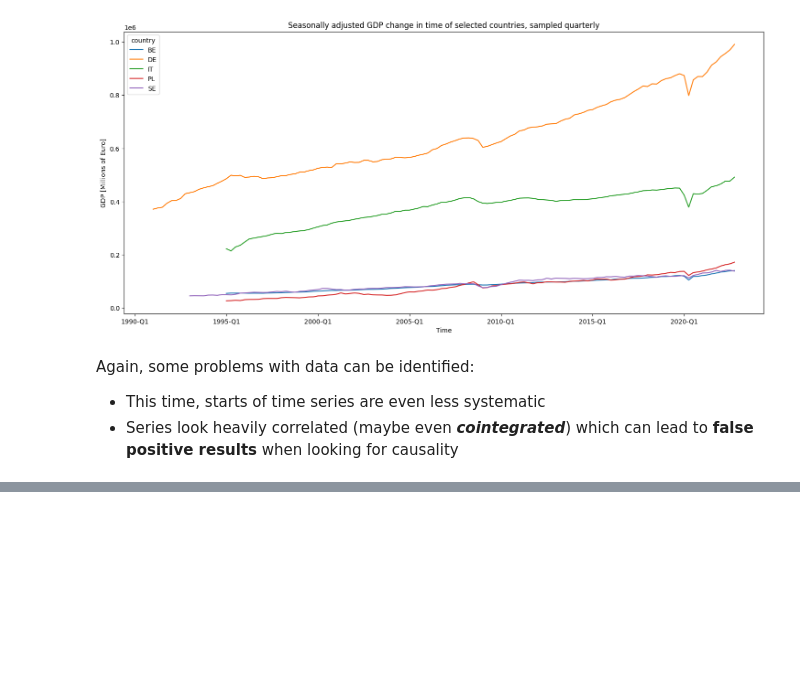
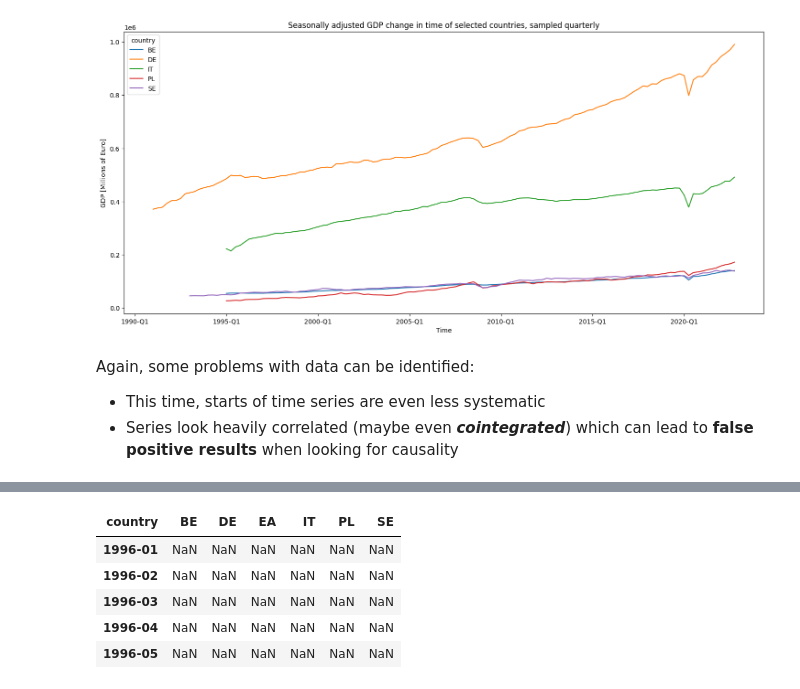
Before and after one commit to Staneesh/almost-philosophy, a Jupyter notebook: notebooks/exploring-data.ipynb, the cells around one changed output, grey strips where cells are left out. Drawn from its saved outputs; the diff is of its cells as text; code cells hidden in the pictures; blank space fills up the shorter version.

```diff
--- a/notebooks/exploring-data.ipynb
+++ b/notebooks/exploring-data.ipynb
@@ -105,0 +110,10 @@ Again, some problems with data can be identified:
+# %%
+infl = infl_raw.copy()
+infl.head()
+# %% [output]
+| country | BE | DE | EA | IT | PL | SE |
+| 1996-01 | NaN | NaN | NaN | NaN | NaN | NaN |
+| 1996-02 | NaN | NaN | NaN | NaN | NaN | NaN |
+| 1996-03 | NaN | NaN | NaN | NaN | NaN | NaN |
+| 1996-04 | NaN | NaN | NaN | NaN | NaN | NaN |
+| 1996-05 | NaN | NaN | NaN | NaN | NaN | NaN |
```
Also changed, not shown: parts of 6 cells of this notebook, 1 other file.
